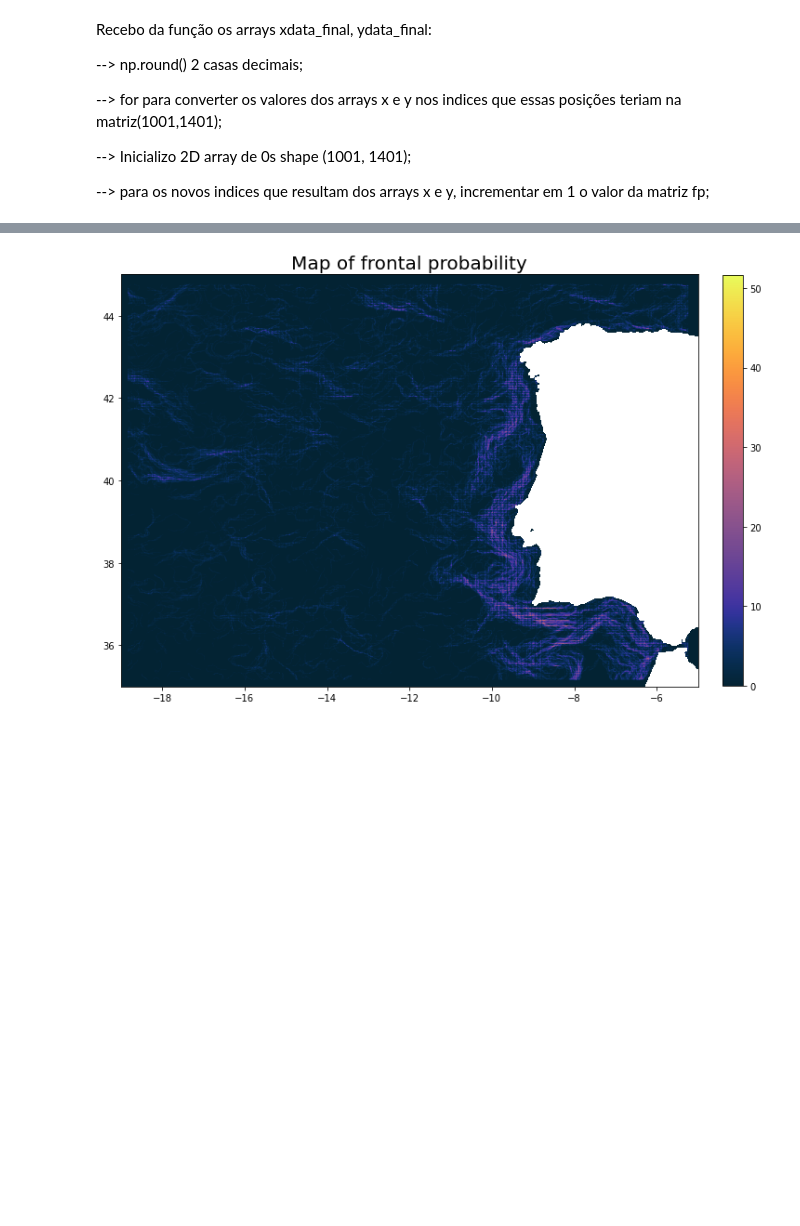
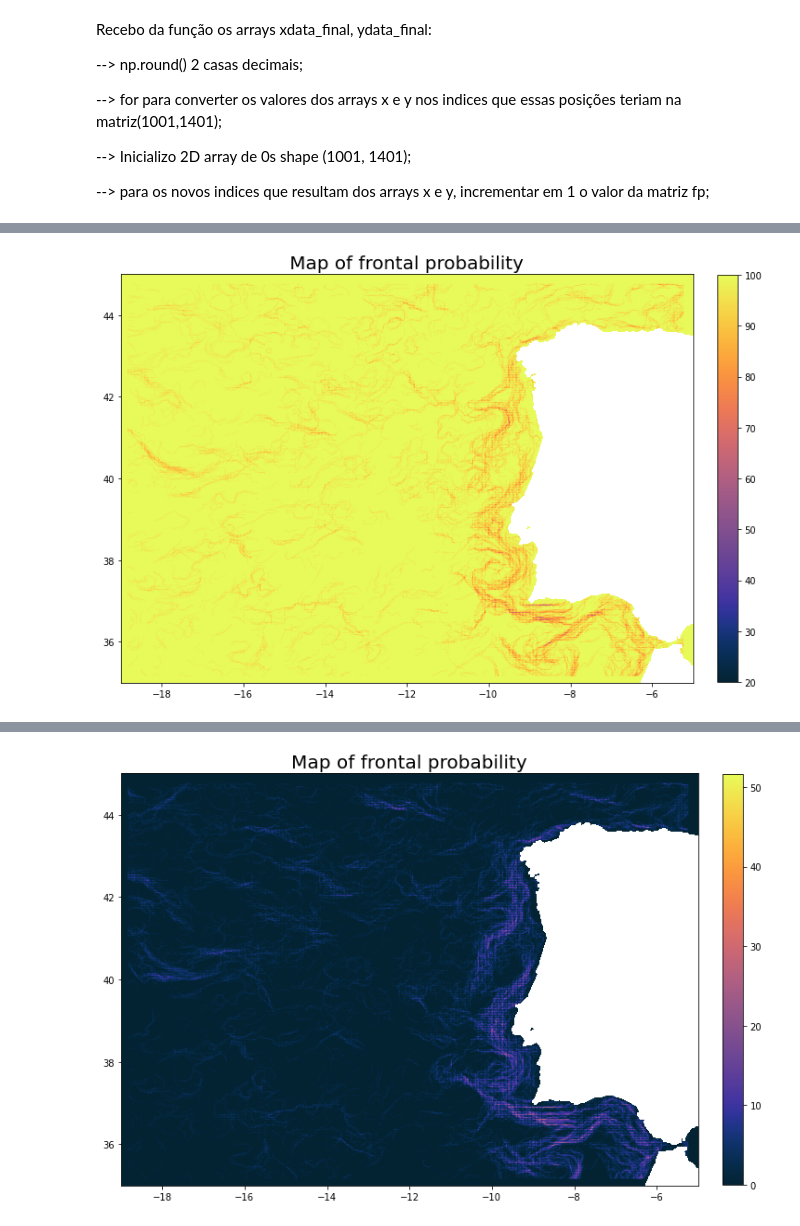
Before and after one commit to CoLAB-ATLANTIC/JUNO, a Jupyter notebook: notebooks/CayulaCornillon_frontal_prob.ipynb, the cells around one changed output, grey strips where cells are left out. Saved outputs shown, nothing was run; the diff lists cells and outputs as text; code cells hidden in the pictures; blank space fills up the shorter version.

```diff
--- a/notebooks/CayulaCornillon_frontal_prob.ipynb
+++ b/notebooks/CayulaCornillon_frontal_prob.ipynb
@@ -530,0 +593,9 @@ def frontal_prob(period, dict_df):
+# %%
+plt.rcParams["figure.figsize"] = (12, 10)
+plt.imshow(fp2, cmocean.cm.thermal, extent=[lon[0], lon[-1], lat[0], lat[-1]])    #cmocean.cm.thermal
+    #extent serve para definir a extensão do eixo dos x e dos y
+plt.title("Map of frontal probability", fontsize=20)
+plt.colorbar(fraction=0.033, pad=0.04)
+plt.show()
+# %% [output]
+[figure, added]
```
Also changed, not shown: parts of 22 cells of this notebook, 3 other files.
